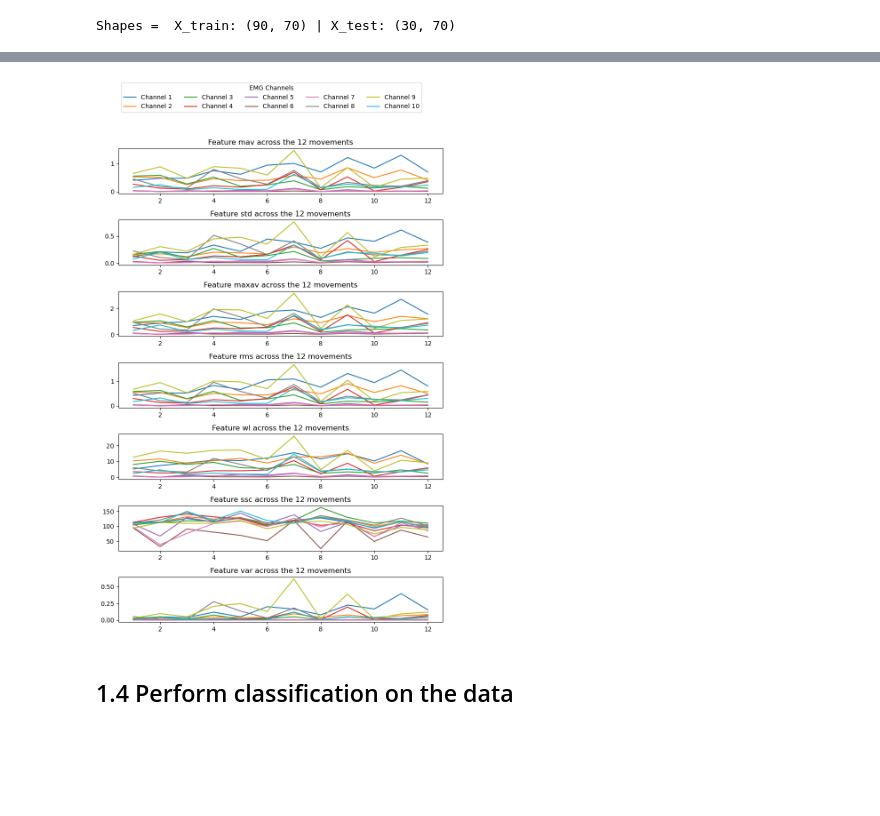
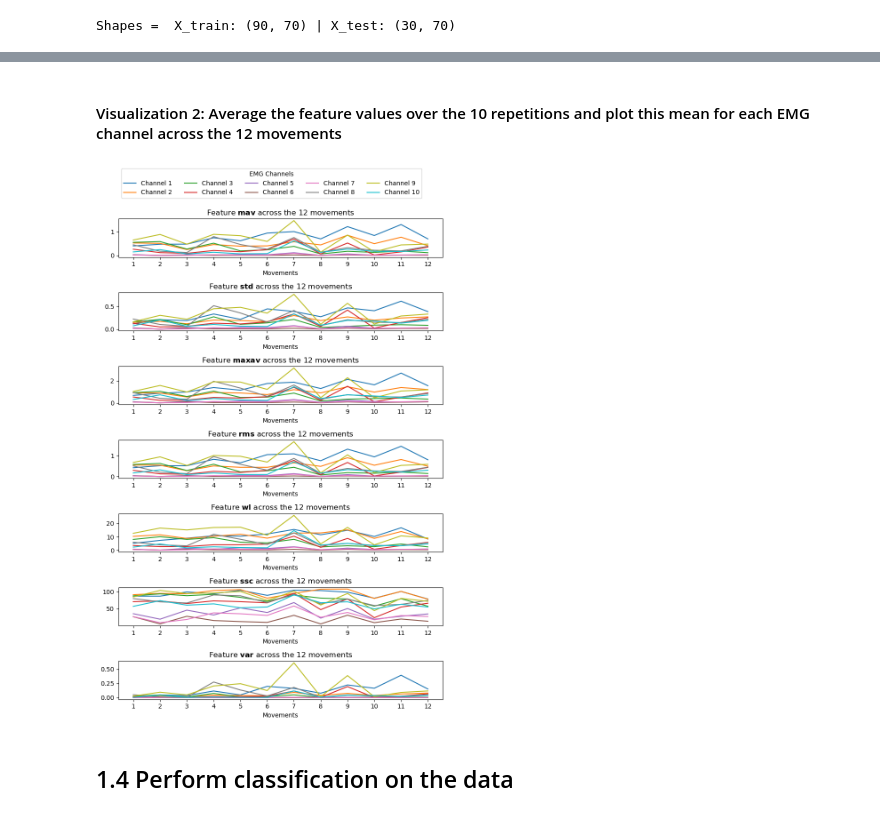
Before and after one commit to AlexisCogne/NSSP_projects, a Jupyter notebook: Project_2_EMG/part_1_Alexis.ipynb, the cells around one changed output, grey strips where cells are left out. Saved outputs shown, nothing was run; the diff lists cells and outputs as text; code cells hidden in the pictures; blank space fills up the shorter version.

Commit message:
Improved the feature visualization across trials and cleaned notebook

```diff
--- a/Project_2_EMG/part_1_Alexis.ipynb
+++ b/Project_2_EMG/part_1_Alexis.ipynb
@@ -212,7 +209,7 @@ for channel_idx in range(number_of_emg_channels):
 plt.suptitle("Rectified EMG signal")
 
 # plot Envelopes of the EMG signal
-fig, ax = plt.subplots(2, 5, figsize=(12, 6), constrained_layout=True, sharex=True, sharey=False)
+fig, ax = plt.subplots(2, 5, figsize=(12, 6), constrained_layout=True, sharex=True, sharey=True)
 ax = ax.ravel()
 for channel_idx in range(number_of_emg_channels):
     ax[channel_idx].plot(emg_envelopes[stimulus_id][repetition_id][:, channel_idx])
@@ -361,15 +355,0 @@ plt.show()
-# %%
-# Visualize values of the features across channels
-# Plotting the features for each channel across the 12 movements
-x_axis = np.arange(1, number_of_kept_channels+1)
-fig, axs = plt.subplots(len(features), 1, figsize = (8,10))
-for i, feature in enumerate(features_names):
-    feature_channels = []
-    for channel_idx in range(number_of_kept_channels): # Looping through each EMG channel for each feature
-        idx_feature = i * number_of_kept_channels + channel_idx
-        feature_channels.append(np.mean(dataset[:, idx_feature], axis = 0)) # Averaging over all 120 (movements + repetitions)
-    axs[i].set_title(f"Feature {feature} averaged across the 7 EMG Channels kept")
-    axs[i].scatter(x_axis, feature_channels)
-
-plt.tight_layout()
-plt.show()
@@ -378,3 +396,5 @@ NameError: name 'number_of_kept_channels' is not defined
+# %% [markdown]
+#### Visualization 2: Average the feature values over the 10 repetitions and plot this mean for each EMG channel across the 12 movements
 # %%
 # Visualize values of the features across movements
 # X_axis: 12 movements
@@ -382,40 +402,44 @@ NameError: name 'number_of_kept_channels' is not defined
 # Each curve in the plot represent the value averaged over the repetitions for each channel
 
 x_axis = np.arange(1, n_stimuli+1)
 fig, axs = plt.subplots(len(features_names), 1, figsize=(8, 12))
 
 # Store the labels for each EMG channel
-channel_labels = [f"Channel {i+1}" for i in channels_kept]
+channel_labels = [f"Channel {i}" for i in np.arange(1, n_channels+1)]
 
 # To collect handles for the legend
 lines = []
 
 for i, feature in enumerate(features_names):
-    feature_stimuli = np.zeros((n_stimuli, number_of_kept_channels)) # Will end up having 12 x 10 values for each movement for each channel
+    feature_stimuli = np.zeros((n_stimuli, n_channels)) # Will end up having 12 x 10 values for each movement for each channel
     # Focusing on the relevant feature across the 10 EMG channels
-    feature_idx = i * number_of_kept_channels + np.arange(number_of_kept_channels)
+    feature_idx = i * n_channels + np.arange(n_channels)
     for j in range(n_stimuli):
         # Calculate the indices for repetitions of the current stimulus
         idx_repetitions = np.arange(j * n_repetitions, (j + 1) * n_repetitions)
 
         # Take the average of the feature values for the current stimulus and repetitions
         feature_stimuli[j,:] = np.mean(dataset[idx_repetitions[:, None], feature_idx], axis=0) # Taking the averages for each channel across the 10 repetitions
 
     # Plot the feature values for each channel across movements
-    axs[i].set_title(f"Feature {feature} across the 12 movements")
-    for l in range(number_of_kept_channels):
+    axs[i].set_xticks(np.arange(1,n_stimuli+1))
+    axs[i].set_xlabel("Movements", fontsize = 10)
+    axs[i].set_title(f"Feature $\\bf{{{feature}}}$ across the 12 movements")
+
+    # Plot the lines for each EMG channel
+    for l in range(n_channels):
         line, = axs[i].plot(x_axis, feature_stimuli[:, l], label=channel_labels[l])
         if i == 0:  # Collect lines for legend only once
             lines.append(line)
 
 # Add a common legend outside the subplots
 fig.legend(lines, channel_labels, loc='upper center', bbox_to_anchor=(0.5, 1.05), ncol=5, title="EMG Channels")
 
 # Adjust layout to accommodate the legend
-plt.tight_layout(rect=[0, 0, 1, 0.95])
+plt.tight_layout(rect=[0, 0, 1, 0.98])
 plt.show()
 # %% [output]
-[figure, old version]
+[figure, new version]
 # %% [markdown]
 ## 1.4 Perform classification on the data
 # %% [markdown]
```
Also changed, not shown: parts of 22 cells of this notebook.
